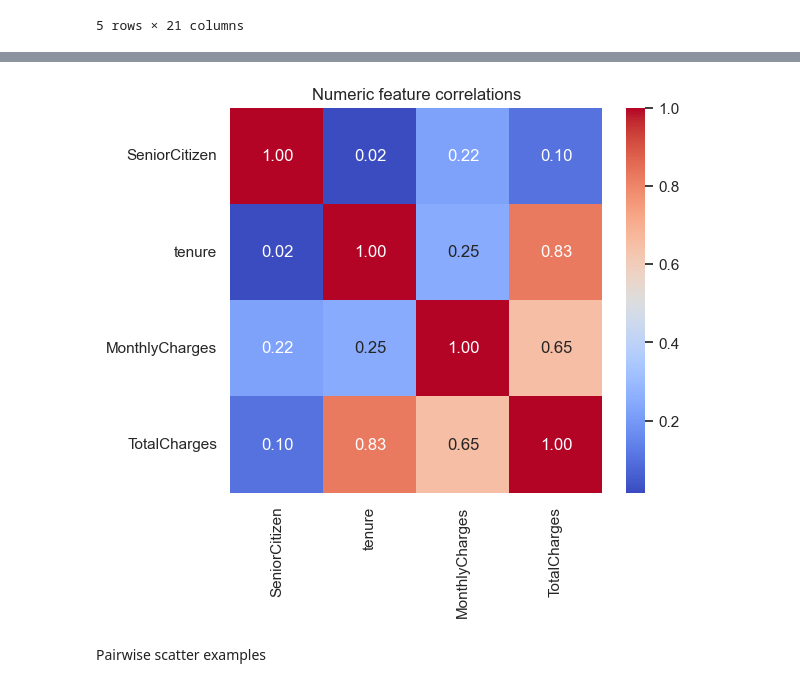
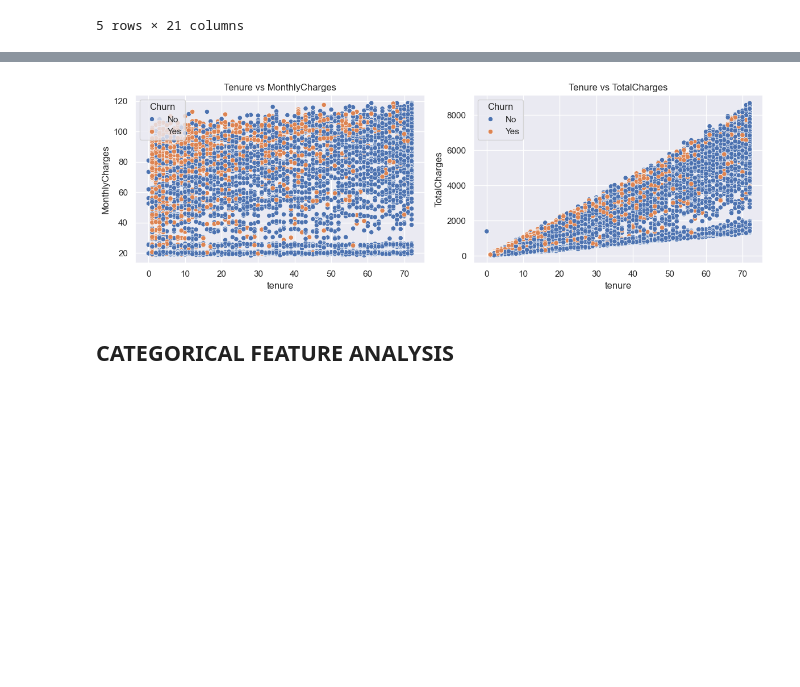
Before and after one commit to Sahan1644/ML-Churn, a Jupyter notebook: notebooks/01 Exploratory Data Analysis.ipynb, the cells around one changed output, grey strips where cells are left out. Saved outputs shown, nothing was run; the diff lists cells and outputs as text; code cells hidden in the pictures; blank space fills up the shorter version.

```diff
--- a/notebooks/01 Exploratory Data Analysis.ipynb
+++ b/notebooks/01 Exploratory Data Analysis.ipynb
@@ -10,5 +10,5 @@ from IPython.display import display
 sns.set(style="whitegrid")
 plt.rcParams['figure.figsize'] = (8,5)
 
-DATA_PATH = "data/Telco-Customer-Churn.csv"
+DATA_PATH = r"C:/Users/USER/PycharmProjects/ML/data/Telco-Customer-Churn.csv"
 # %% [markdown]
@@ -75,11 +76,16 @@ Fix known data issues
 # %%
+# Convert TotalCharges to numeric
 if 'TotalCharges' in df.columns:
     df['TotalCharges'] = pd.to_numeric(df['TotalCharges'].replace(" ", np.nan), errors='coerce')
-    n_missing_total = df['TotalCharges'].isna().sum()
-    print(f"TotalCharges: {n_missing_total} missing after convert -> will fill with median where needed")
+    missing_total = df['TotalCharges'].isna().sum()
+    print(f"Missing TotalCharges: {missing_total}")
     df['TotalCharges'].fillna(df['TotalCharges'].median(), inplace=True)
 
-# Ensure there are no rows with entirely missing key fields:
-print("Missing counts per column:")
+print("Missing values per column:")
 display(df.isnull().sum())
+
+# Remove customerID for EDA
+eda = df.copy()
+if 'customerID' in eda.columns:
+    eda = eda.drop(columns=['customerID'])
 # %% [output]
@@ -178,12 +183,20 @@ Numeric-only correlation heatmap
 # %%
-df_numeric = eda.select_dtypes(include=['int64','float64'])
-corr = df_numeric.corr()
-plt.figure(figsize=(6,5))
-sns.heatmap(corr, annot=True, fmt=".2f", cmap='coolwarm')
-plt.title("Numeric feature correlations")
-plt.show()
+# Pairwise Scatterplots
+if {'tenure', 'MonthlyCharges'}.issubset(set(numeric_cols)):
+    plt.figure(figsize=(12, 4))
+    plt.subplot(1, 2, 1)
+    sns.scatterplot(x='tenure', y='MonthlyCharges', hue='Churn', data=eda)
+    plt.title('Tenure vs MonthlyCharges')
+
+    plt.subplot(1, 2, 2)
+    if 'TotalCharges' in eda.columns:
+        sns.scatterplot(x='tenure', y='TotalCharges', hue='Churn', data=eda)
+        plt.title('Tenure vs TotalCharges')
+
+    plt.tight_layout()
+    plt.show()
 # %% [output]
-[figure, old version]
+[figure, new version]
 # %% [markdown]
-Pairwise scatter examples
+## CATEGORICAL FEATURE ANALYSIS
 # %%
```
Also changed, not shown: parts of 20 cells of this notebook.
